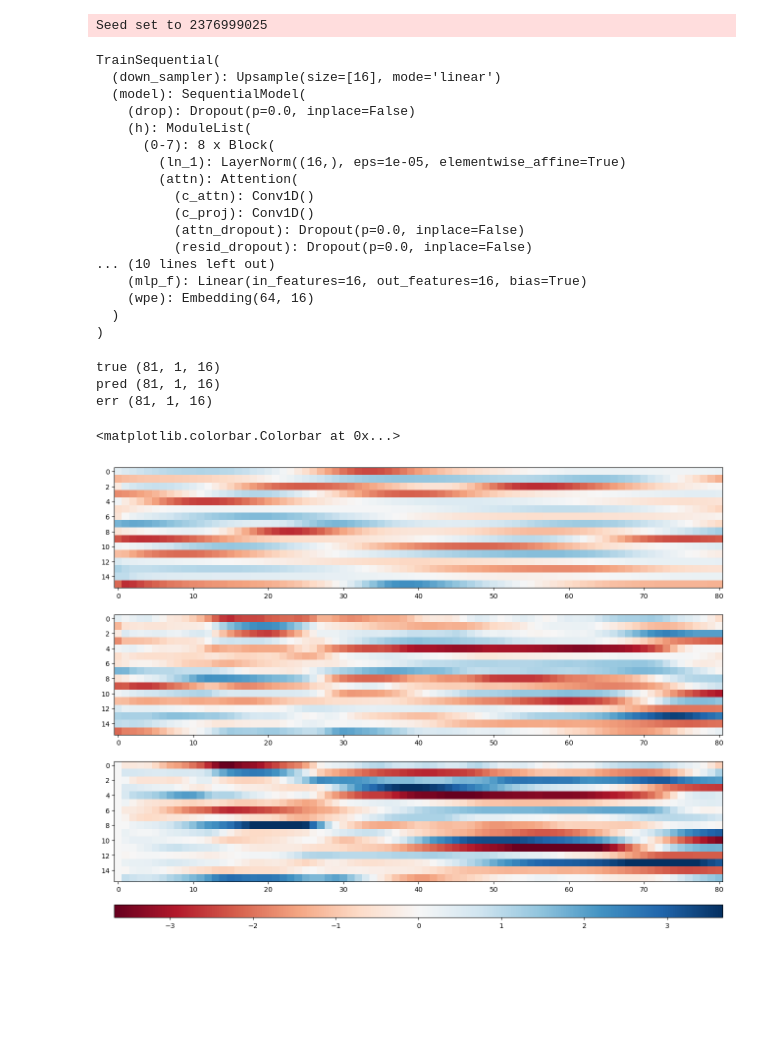
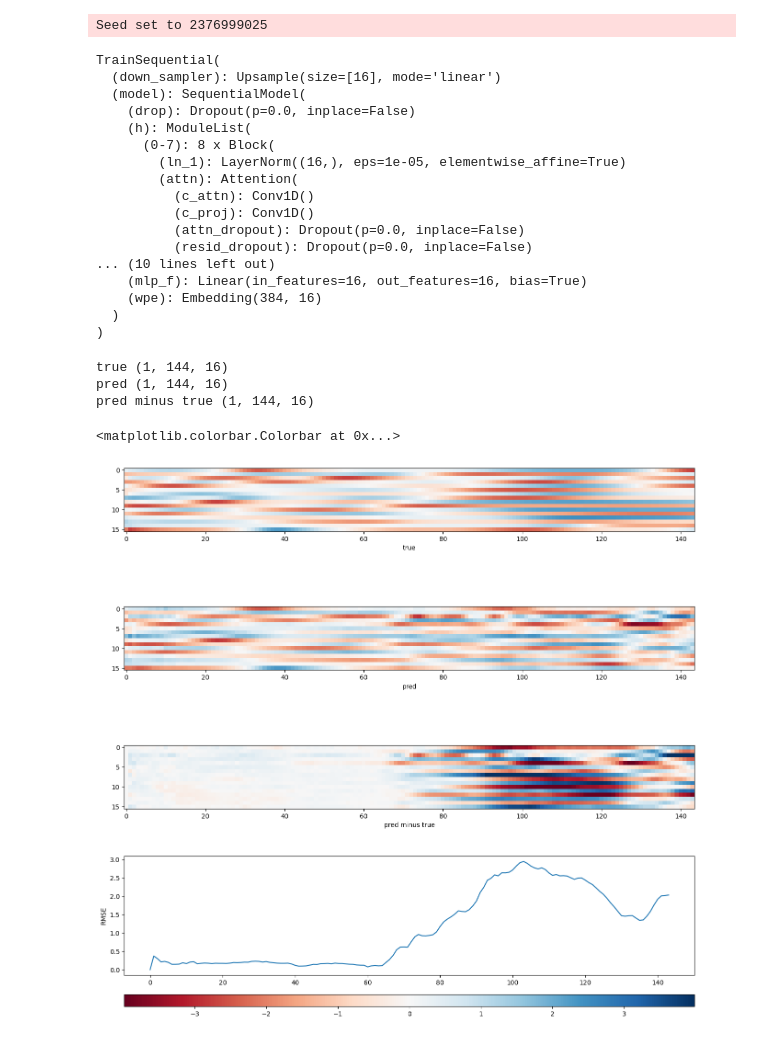
Before and after one commit to reepoi/G-LED, a Jupyter notebook: notebooks/pred_KuramotoSivashinsky.ipynb, the cells around one changed output. Cells and saved outputs as stored; diff of their text form; code cells hidden in the pictures; blank space fills up the shorter version.

```diff
--- a/notebooks/pred_KuramotoSivashinsky.ipynb
+++ b/notebooks/pred_KuramotoSivashinsky.ipynb
@@ -37,9 +37,10 @@ db.begin()
 # %%
 with hydra.initialize(version_base=utils.HYDRA_INIT['version_base'], config_path='../conf'):
     cfg = hydra.compose(utils.HYDRA_INIT['config_name'], overrides=[
-        'dataset=KuramotoSivashinsky1DSmall',
+        'dataset=KuramotoSivashinsky1DSize10',
         'model=TransformerKuramotoSivashinsky1D',
+        'model.time_step_window_size=384',
     ])
     cfg = conf.orm.instantiate_and_insert_config(db, OmegaConf.to_container(cfg, resolve=True))
-    pprint.pp(cfg.dataset)
+    pprint.pp(cfg)
 # %% [output]
@@ -91,46 +92,54 @@ TrainSequential(
           (resid_dropout): Dropout(p=0.0, inplace=False)
 ... (10 lines left out)
     (mlp_f): Linear(in_features=16, out_features=16, bias=True)
-    (wpe): Embedding(64, 16)
+    (wpe): Embedding(384, 16)
   )
 )
 # %%
 with torch.no_grad():
+    trajectory = 0
+    warm_up = 64
     forecast_time = 80
+    true = train_sequential.batch_to_coarse(dataset.train[[trajectory], :warm_up+forecast_time]).to(train_sequential.device)
     data = dict(
-        true=train_sequential.batch_to_coarse(dataset.train[:1, :forecast_time+1][0]),
-        pred=train_sequential.forecast(forecast_time, train_sequential.batch_to_coarse(dataset.train[:1, :1]).to(train_sequential.device))[0, :, None],
+        true=true,
+        pred=train_sequential.forecast(
+            forecast_time,
+            true[:, :warm_up]
+        )
     )
 data = {k: v.cpu().numpy() for k, v in data.items()}
-data['err'] = data['pred'] - data['true']
+data['pred minus true'] = data['pred'] - data['true']
+for k, v in data.items():
+    print(k, v.shape)
+# %% [output]
+true (1, 144, 16)
+pred (1, 144, 16)
+pred minus true (1, 144, 16)
-# %%
-for k, v in data.items():
-    print(k, v.shape)
-# %% [output]
-true (81, 1, 16)
-pred (81, 1, 16)
-err (81, 1, 16)
 # %%
 v_min = None
 v_max = None
 p = .01
 for v in data.values():
     _v_min = np.quantile(v, p)
     _v_max = np.quantile(v, 1 - p)
     if v_min is None or v_min > _v_min:
         v_min = _v_min
     if v_max is None or v_max > _v_max:
         v_max = _v_max
 v_abs_max = max(map(abs, (v_min, v_max)))
 fig, axs = plt.subplots(
-    figsize=(16, 4 * len(data)),
-    height_ratios=[*([10] * len(data)), 1],
-    nrows=len(data) + 1,
+    figsize=(16, 4 * (len(data) + 1)),
+    height_ratios=[*([10] * (len(data) + 1)), 1],
+    nrows=len(data) + 2,
 )
 for i, (k, trajectory) in enumerate(data.items()):
-    trajectory = rearrange(trajectory, 'time 1 dim -> dim time')
+    trajectory = rearrange(trajectory, '1 time dim -> dim time')
     im_out = axs[i].imshow(trajectory, cmap='RdBu', vmin=-v_abs_max, vmax=v_abs_max)
+    axs[i].set_xlabel(k)
+axs[-2].plot(np.sqrt(reduce(np.square(data['pred minus true']), '1 time dim -> time', 'mean')))
+axs[-2].set_ylabel('RMSE')
 fig.colorbar(im_out, cax=axs[-1], orientation='horizontal')
 # %% [output]
 <matplotlib.colorbar.Colorbar at 0x...>
-[figure, old version]
+[figure, new version]
```
Also changed, not shown: parts of 2 cells of this notebook.
